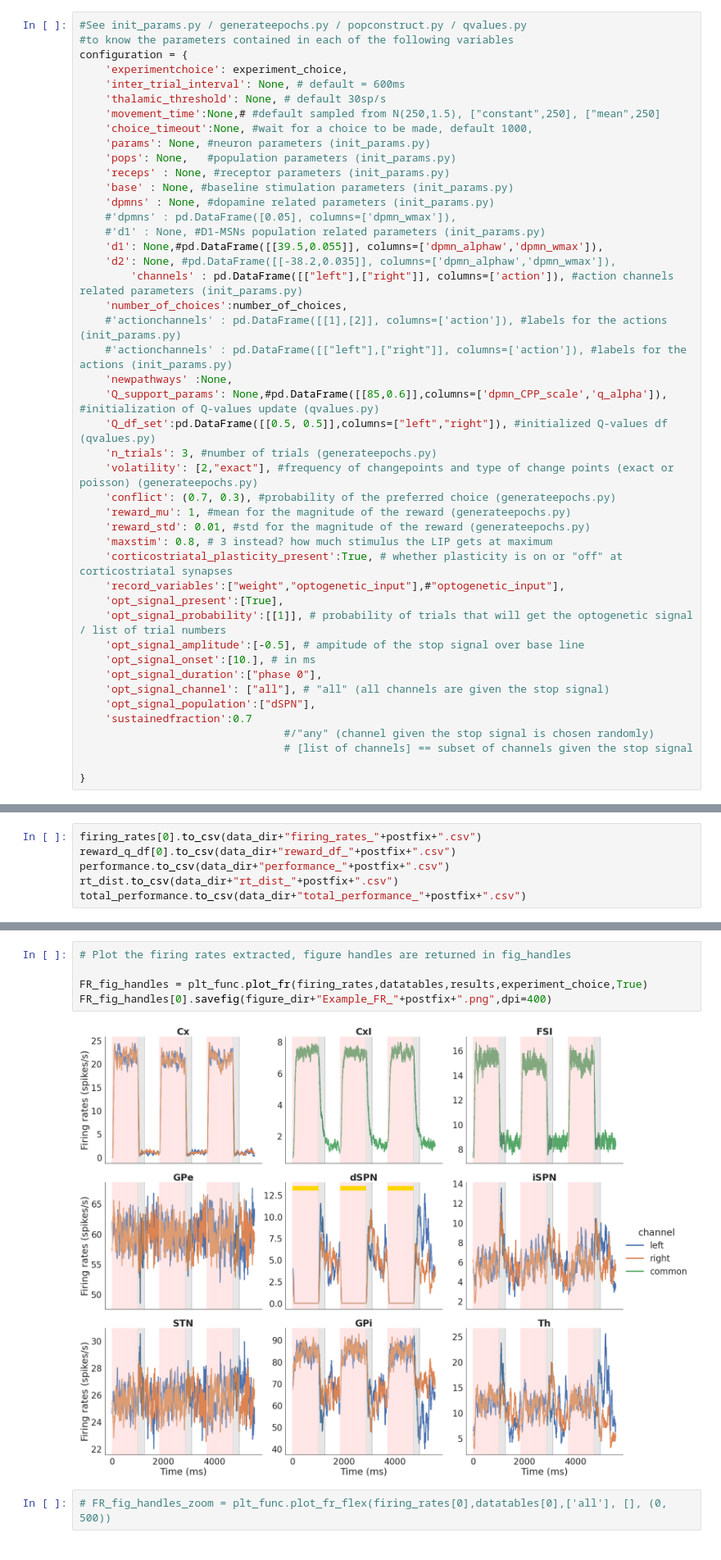
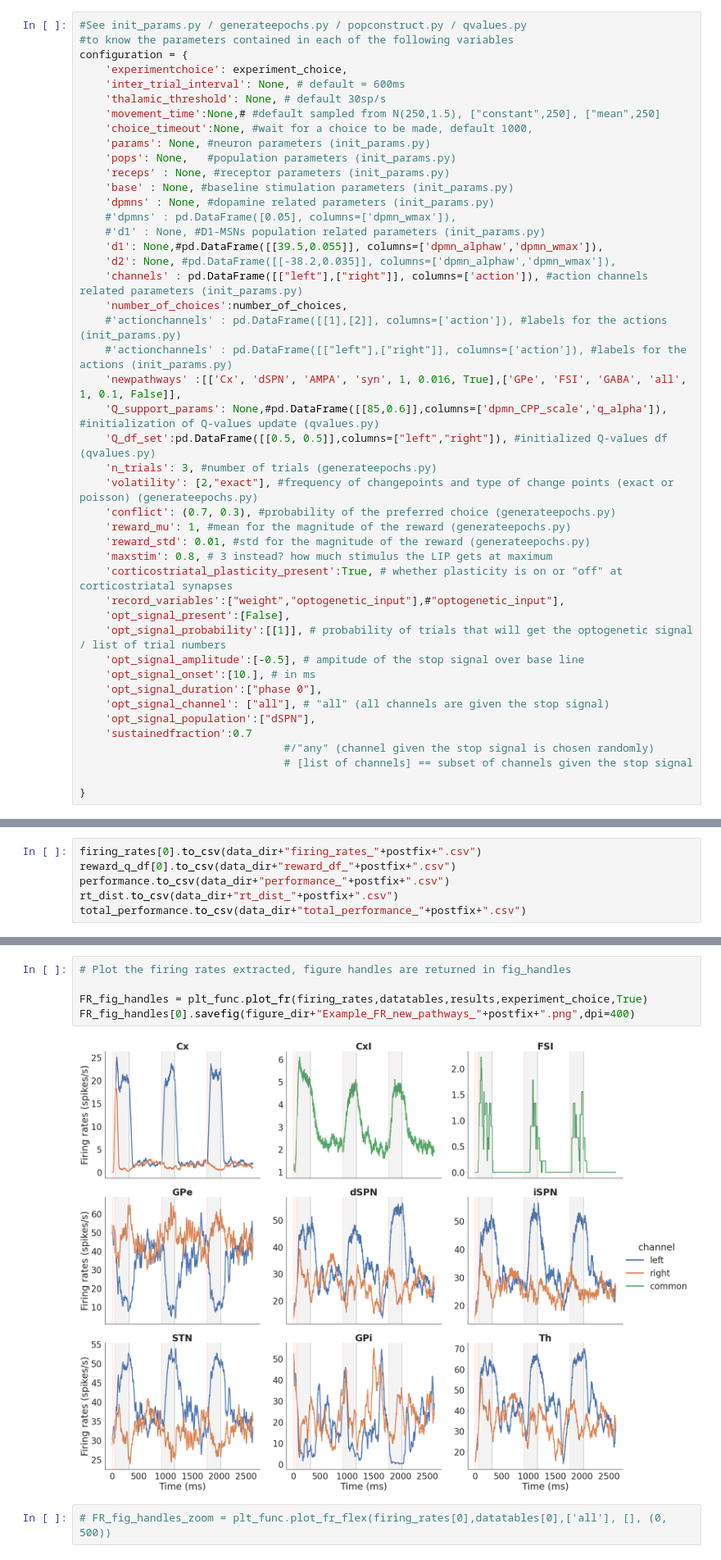
Before and after one commit to CoAxLab/CBGTPy, a Jupyter notebook: network_simulation-n-choice.ipynb, the cells around one changed output, grey strips where cells are left out. Shown at 82% size. Cells and saved outputs as stored; diff of their text form.

Commit message:
update pathway function allows changing pathways and adding new pathways

```diff
--- a/network_simulation-n-choice.ipynb
+++ b/network_simulation-n-choice.ipynb
@@ -98,11 +100,11 @@ configuration = {
     #'d1' : None, #D1-MSNs population related parameters (init_params.py)
     'd1': None,#pd.DataFrame([[39.5,0.055]], columns=['dpmn_alphaw','dpmn_wmax']),
     'd2': None, #pd.DataFrame([[-38.2,0.035]], columns=['dpmn_alphaw','dpmn_wmax']),
-        'channels' : pd.DataFrame([["left"],["right"]], columns=['action']), #action channels related parameters (init_params.py)
+    'channels' : pd.DataFrame([["left"],["right"]], columns=['action']), #action channels related parameters (init_params.py)
     'number_of_choices':number_of_choices,
     #'actionchannels' : pd.DataFrame([[1],[2]], columns=['action']), #labels for the actions (init_params.py)
     #'actionchannels' : pd.DataFrame([["left"],["right"]], columns=['action']), #labels for the actions (init_params.py)
-    'newpathways' :None,
+    'newpathways' :[['Cx', 'dSPN', 'AMPA', 'syn', 1, 0.016, True],['GPe', 'FSI', 'GABA', 'all', 1, 0.1, False]],
     'Q_support_params': None,#pd.DataFrame([[85,0.6]],columns=['dpmn_CPP_scale','q_alpha']), #initialization of Q-values update (qvalues.py)
     'Q_df_set':pd.DataFrame([[0.5, 0.5]],columns=["left","right"]), #initialized Q-values df (qvalues.py)
     'n_trials': 3, #number of trials (generateepochs.py)
@@ -113,7 +115,7 @@ configuration = {
     'maxstim': 0.8, # 3 instead? how much stimulus the LIP gets at maximum
     'corticostriatal_plasticity_present':True, # whether plasticity is on or "off" at corticostriatal synapses
     'record_variables':["weight","optogenetic_input"],#"optogenetic_input"],
-    'opt_signal_present':[True],
+    'opt_signal_present':[False],
     'opt_signal_probability':[[1]], # probability of trials that will get the optogenetic signal / list of trial numbers
     'opt_signal_amplitude':[-0.5], # ampitude of the stop signal over base line
     'opt_signal_onset':[10.], # in ms
@@ -374,10 +389,10 @@ reward_q_df
 # %%
 # Plot the firing rates extracted, figure handles are returned in fig_handles
 
 FR_fig_handles = plt_func.plot_fr(firing_rates,datatables,results,experiment_choice,True)
-FR_fig_handles[0].savefig(figure_dir+"Example_FR_"+postfix+".png",dpi=400)
+FR_fig_handles[0].savefig(figure_dir+"Example_FR_new_pathways_"+postfix+".png",dpi=400)
 # %% [output]
-[figure, old version]
+[figure, new version]
 # %%
 # FR_fig_handles_zoom = plt_func.plot_fr_flex(firing_rates[0],datatables[0],['all'], [], (0, 500))
 # %%
```
Also changed, not shown: parts of 21 cells of this notebook, 1 other file.
